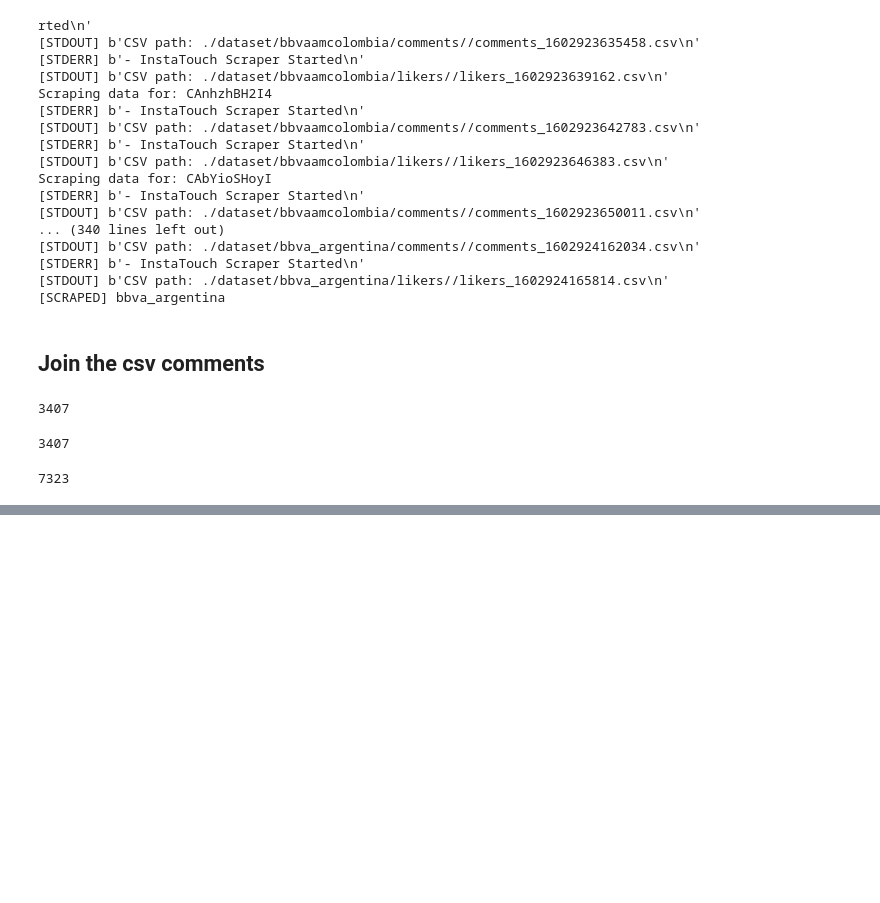
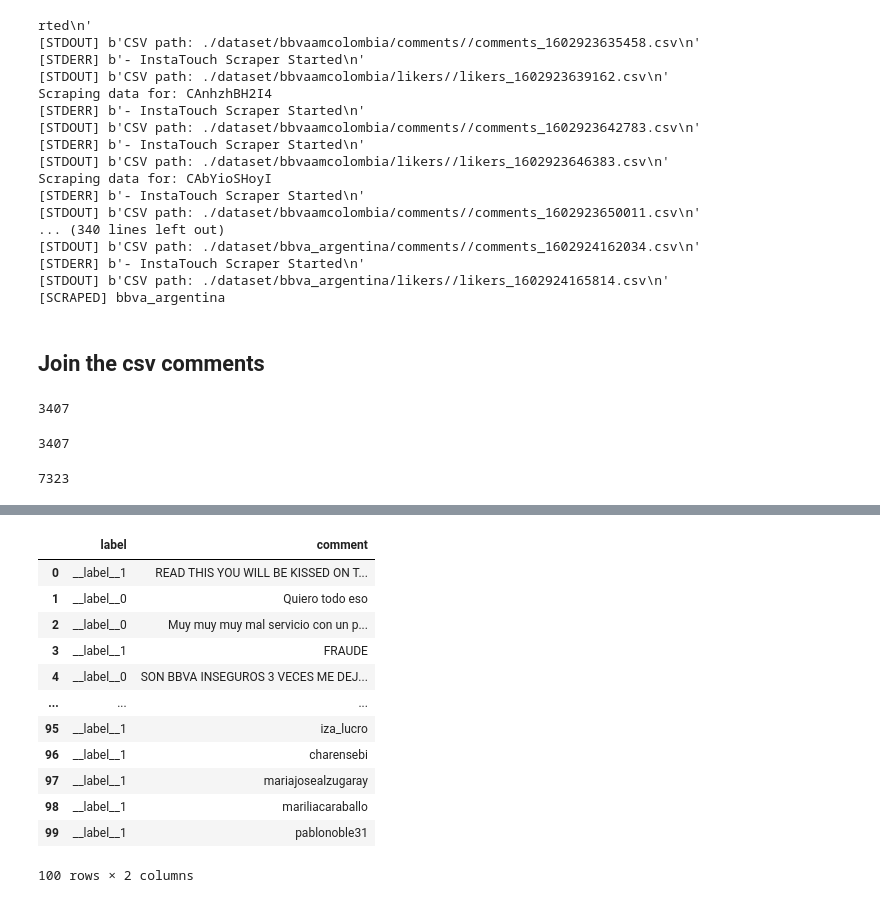
Before and after one commit to angelmoti24/hackathon, a Jupyter notebook: scrapers/instagram/Scraper.ipynb, the cells around one changed output, grey strips where cells are left out. Cells and saved outputs as stored; diff of their text form; code cells hidden in the pictures; blank space fills up the shorter version.

```diff
--- a/scrapers/instagram/Scraper.ipynb
+++ b/scrapers/instagram/Scraper.ipynb
@@ -218,0 +266,24 @@ len(ig_bbva_likers)
+# %%
+label_map = {
+    'pos': '__label__1',
+    'neg': '__label__0',
+}
+train_set = pd.DataFrame()
+train_set['label'] = preds['pred'].map(lambda x: label_map[x])[:100]
+train_set['comment'] = preds['comentario'][:1000]
+# %%
+train_set
+# %% [output]
+|  | label | comment |
+| 0 | __label__1 | READ THIS YOU WILL BE KISSED ON T... |
+| 1 | __label__0 | Quiero todo eso |
+| 2 | __label__0 | Muy muy muy mal servicio con un p... |
+| 3 | __label__1 | FRAUDE |
+| 4 | __label__0 | SON BBVA INSEGUROS 3 VECES ME DEJ... |
+| ... | ... | ... |
+| 95 | __label__1 | iza_lucro |
+| 96 | __label__1 | charensebi |
+| 97 | __label__1 | mariajosealzugaray |
+| 98 | __label__1 | mariliacaraballo |
+| 99 | __label__1 | pablonoble31 |
+100 rows × 2 columns
```
Also changed, not shown: parts of 11 cells of this notebook, 20 other files.
